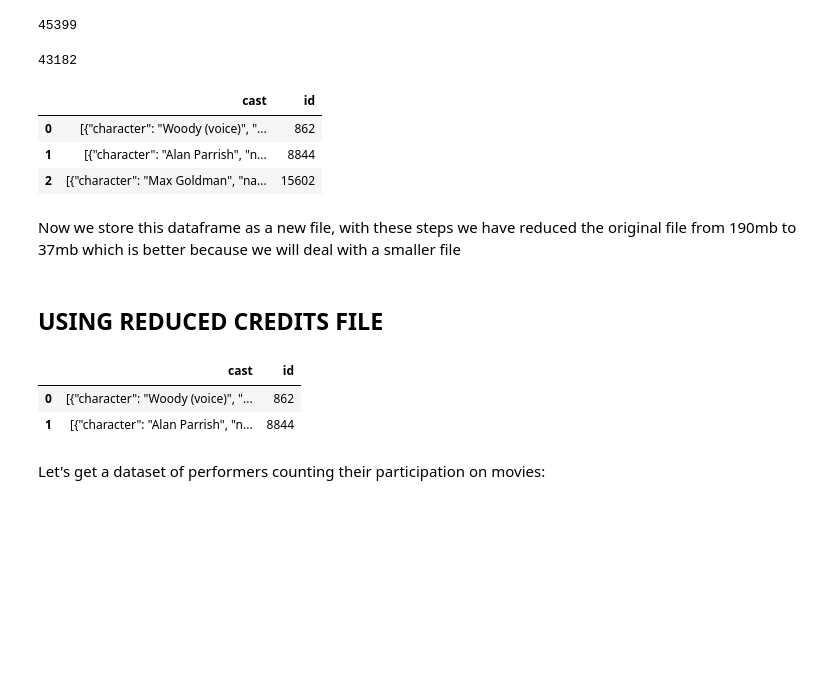
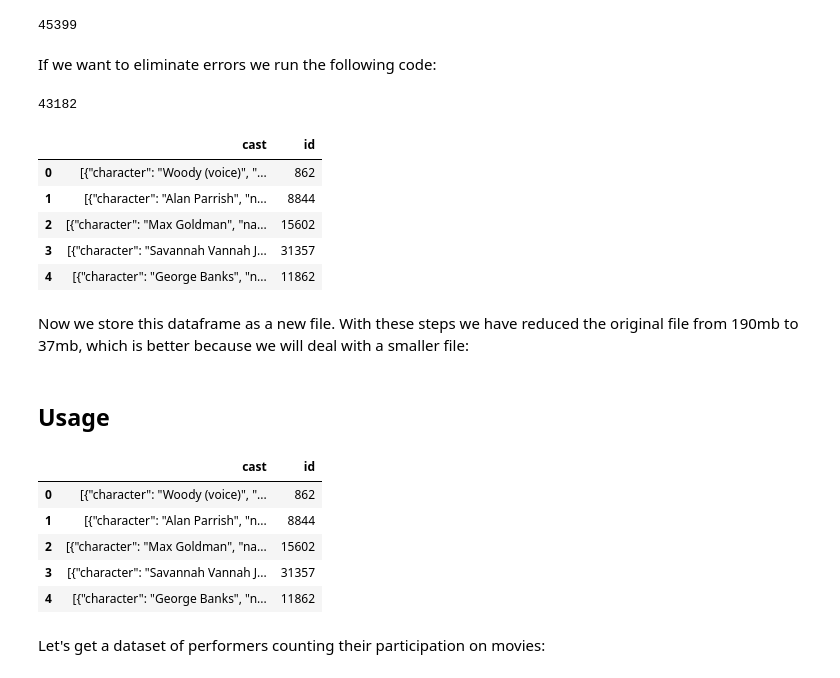
Before and after one commit to cperezmendoza00/cpsc-4810-project, a Jupyter notebook: Project.ipynb, the cells around one changed output. Saved outputs shown, nothing was run; the diff lists cells and outputs as text; code cells hidden in the pictures; blank space fills up the shorter version.

```diff
--- a/Project.ipynb
+++ b/Project.ipynb
@@ -157,4 +157,6 @@ if(file_exists):
 len(credits)
 # %% [output]
 45399
+# %% [markdown]
+If we want to eliminate errors we run the following code:
 # %%
@@ -171,25 +172,30 @@ len(credits)
 # %% [output]
 43182
 # %%
-credits.head(3)
+credits.head(5)
 # %% [output]
 |  | cast | id |
 | 0 | [{"character": "Woody (voice)", "... | 862 |
 | 1 | [{"character": "Alan Parrish", "n... | 8844 |
 | 2 | [{"character": "Max Goldman", "na... | 15602 |
+| 3 | [{"character": "Savannah Vannah J... | 31357 |
+| 4 | [{"character": "George Banks", "n... | 11862 |
 # %% [markdown]
-Now we store this dataframe as a new file, with these steps we have reduced the original file from 190mb to 37mb which is better because we will deal with a smaller file
+Now we store this dataframe as a new file. With these steps we have reduced the original file from 190mb to 37mb, which is better because we will deal with a smaller file:
 # %%
 credits.to_csv('data/credits_cleaned03.csv')
 # %% [markdown]
-## USING REDUCED CREDITS FILE
+## Usage
 # %%
 credits = pd.read_csv('data/credits_cleaned03.csv', index_col=0)
-credits.head(2)
+credits.head(5)
 # %% [output]
 |  | cast | id |
 | 0 | [{"character": "Woody (voice)", "... | 862 |
 | 1 | [{"character": "Alan Parrish", "n... | 8844 |
+| 2 | [{"character": "Max Goldman", "na... | 15602 |
+| 3 | [{"character": "Savannah Vannah J... | 31357 |
+| 4 | [{"character": "George Banks", "n... | 11862 |
 # %% [markdown]
 Let's get a dataset of performers counting their participation on movies:
 # %%
```
Also changed, not shown: parts of 32 cells of this notebook, 1 other file.
